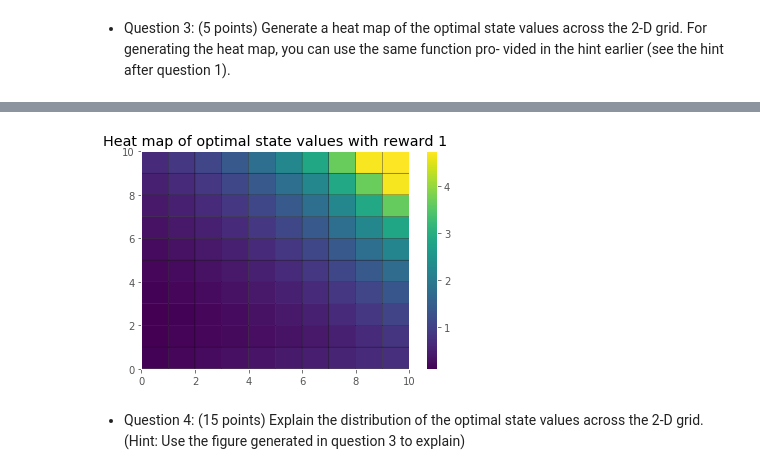
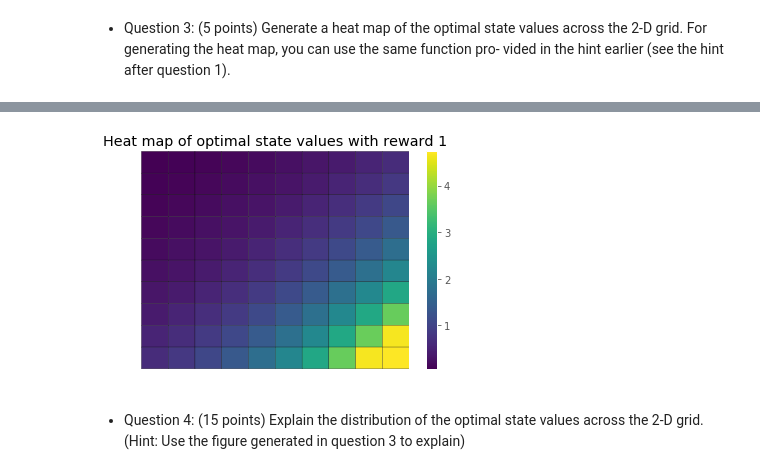
Before and after one commit to CallMeDDL/EE232E_Networks, a Jupyter notebook: project3/RL_part1.ipynb, the cells around one changed output, grey strips where cells are left out. Saved outputs shown, nothing was run; the diff lists cells and outputs as text; code cells hidden in the pictures.

```diff
--- a/project3/RL_part1.ipynb
+++ b/project3/RL_part1.ipynb
@@ -8,8 +8,8 @@ plt.style.use('ggplot')
 Reward function 1 and Reward function 2. For the heat maps, make sure you
 display the coloring scale. You will have 2 plots for this question
 # %%
-x = np.arange(11)
-y = np.arange(11)
+x = np.arange(0,11,1)
+y = np.arange(11,0,-1)
 X, Y = np.meshgrid(x, y)
 
 R1=[[0,0,0,0,0,0,0,0,0,0],
@@ -71,8 +71,8 @@ MaxState=100;
 MaxAction=4;
 Inf=10000000
 
-global V
-V=[0 for i in range(0,MaxState)];#Initialize state-value array
+# global V
+# V=[0 for i in range(0,MaxState)];#Initialize state-value array
 
 def judge_position(x,y):
     Corner_state=[0,9,90,99]
@@ -100,50 +100,47 @@ def Trans_prob(s,a,t):
     y_move=[0,1,0,-1]
     prob=0;
 
-    #determine whether s and t are adjacent
-    diff=s-t;
-    if diff!=1 and diff!=-1 and diff!=0 and diff!=10 and diff!=-10:
-        return prob
-
     #Compute the coordinate
     xs,ys=s%10,s//10
     xt,yt=t%10,t//10
 
     position_state=judge_position(xs,ys);#position_state:determine whether it is at corner(0), edge(1) or interior(2)
 
-    if position_state==0:
-        if xs+x_move[a]<0 or xs+x_move[a]>9 or ys+y_move[a]<0 or ys+y_move[a]>9: #move off the grid
-            if t==s:
-                prob=1-omega+omega/4+omega/4
+    #determine whether s and t are adjacent
+    if (abs(xs-xt)+abs(ys-yt))>1:
+        return prob
+    else:
+        if position_state==0:
+            if xs+x_move[a]==xt and ys+y_move[a]==yt:
+                prob=1-omega+omega/4
+            elif s==t:
+                if xs+x_move[a]<0 or xs+x_move[a]>9 or ys+y_move[a]<0 or ys+y_move[a]>9:
+                    prob=1-omega+omega/2
+                else:
+                    prob=omega/2
+            else:
+                prob=omega/4
+        elif position_state==1:
+            if xs+x_move[a]==xt and ys+y_move[a]==yt:
+                prob=1-omega+omega/4
+            elif s==t:
+                if xs+x_move[a]<0 or xs+x_move[a]>9 or ys+y_move[a]<0 or ys+y_move[a]>9:
+                    prob=1-omega+omega/4
+                else:
+                    prob=omega/4
+            else:
+                prob=omega/4
+        elif position_state==2:
+            if xs+x_move[a]==xt and ys+y_move[a]==yt:
+                prob=1-omega+omega/4
+            elif s==t:
+                prob=0
             else:
                 prob=omega/4;
-        else:                                                     #stay in the grid
-            if xs+x_move[a]==xt and ys+y_move[a]==yt:
-                prob=1-omega+omega/4
-            elif t==s:
-                prob=omega/4+omega/4
-            else:
-                prob=omega/4
-    elif position_state==1:
-        if xs+x_move[a]<0 or xs+x_move[a]>9 or ys+y_move[a]<0 or ys+y_move[a]>9: #move off the grid
-            if t==s:
-                prob=1-omega+omega/4
-            else:
-                prob=omega/4;
-        else:                                                     #stay in the grid
-            if xs+x_move[a]==xt and ys+y_move[a]==yt:
-                prob=1-omega+omega/4
-            else:
-                prob=omega/4
-    else:
-        if xs+x_move[a]==xt and ys+y_move[a]==yt:
-            prob=1-omega+omega/4
-        elif t != s:
-            prob=omega/4
+
     return prob
 
-def Expt_Value(s,act,R):
-    global V
+def Expt_Value(s,act,R,V):
     gamma=0.8
     mov=[-10,-1,0,1,10]
     y=0
@@ -162,7 +159,7 @@ def Expt_Value(s,act,R):
 
 
 def State_Value_function(R):
-    global V
+    V=[0 for i in range(0,MaxState)];#Initialize state-value array
     epsilon=0.01
 
     delta=Inf
@@ -171,13 +168,14 @@ def State_Value_function(R):
         for s in range(0,MaxState):
             v=V[s]
             for i in range(0,MaxAction):
-                temp=Expt_Value(s,i,R);
+                temp=Expt_Value(s,i,R,V);
 #                 print(temp)
                 V[s]=max(V[s],temp)
             delta=max(delta,abs(v-V[s]))
 #         print(delta)
+    return V
 
-State_Value_function(R1)
+V=State_Value_function(R1)
 
 
 grid_V=[[0 for col in range(0,10)] for row in range(0,10)];
@@ -191,6 +189,7 @@ for i in range(0,10):
 plt.pcolor(X,Y,grid_V,edgecolors='k')
 plt.colorbar()
 plt.title('Heat map of optimal state values with reward 1')
+plt.axis('off')
 
 # temp_prob=Trans_prob(8,3,8)
 # print(temp_prob)
@@ -204,4 +203,4 @@ Text(0.5,1,'Heat map of optimal state values with reward 1')
-[figure, old version]
+[figure, new version]
 # %% [markdown]
 - Question 4: (15 points) Explain the distribution of the optimal state values
 across the 2-D grid. (Hint: Use the figure generated in question 3 to explain)
```
Also changed, not shown: parts of 6 cells of this notebook, 1 other file.
